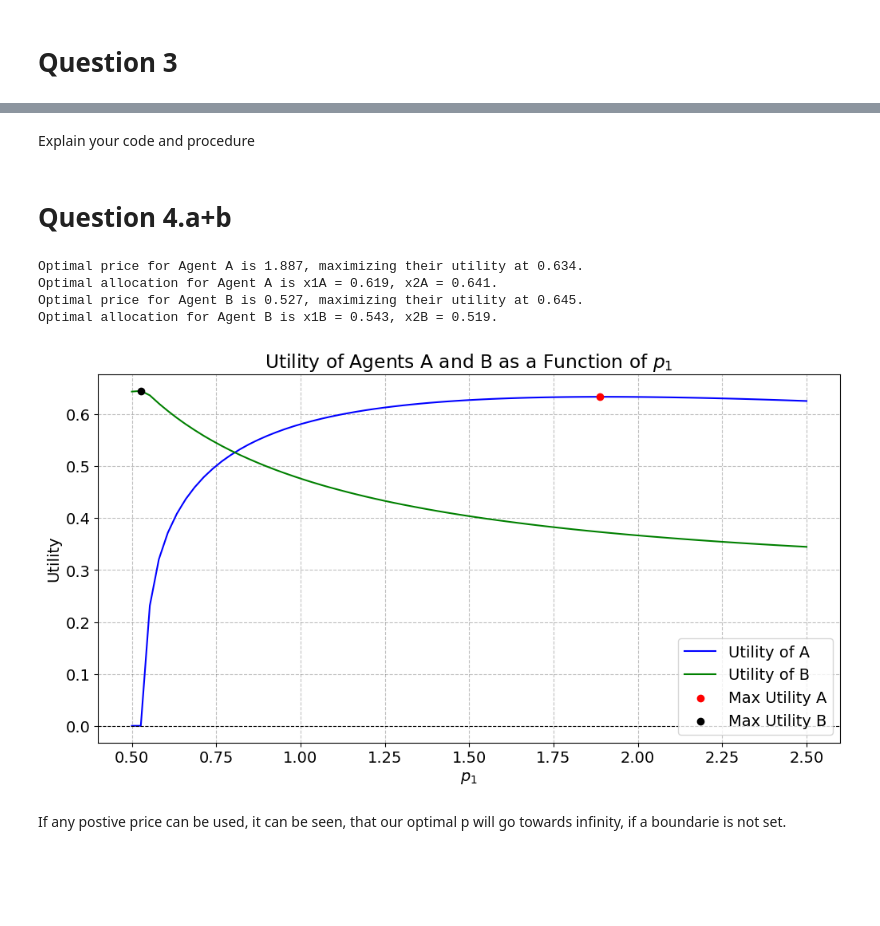
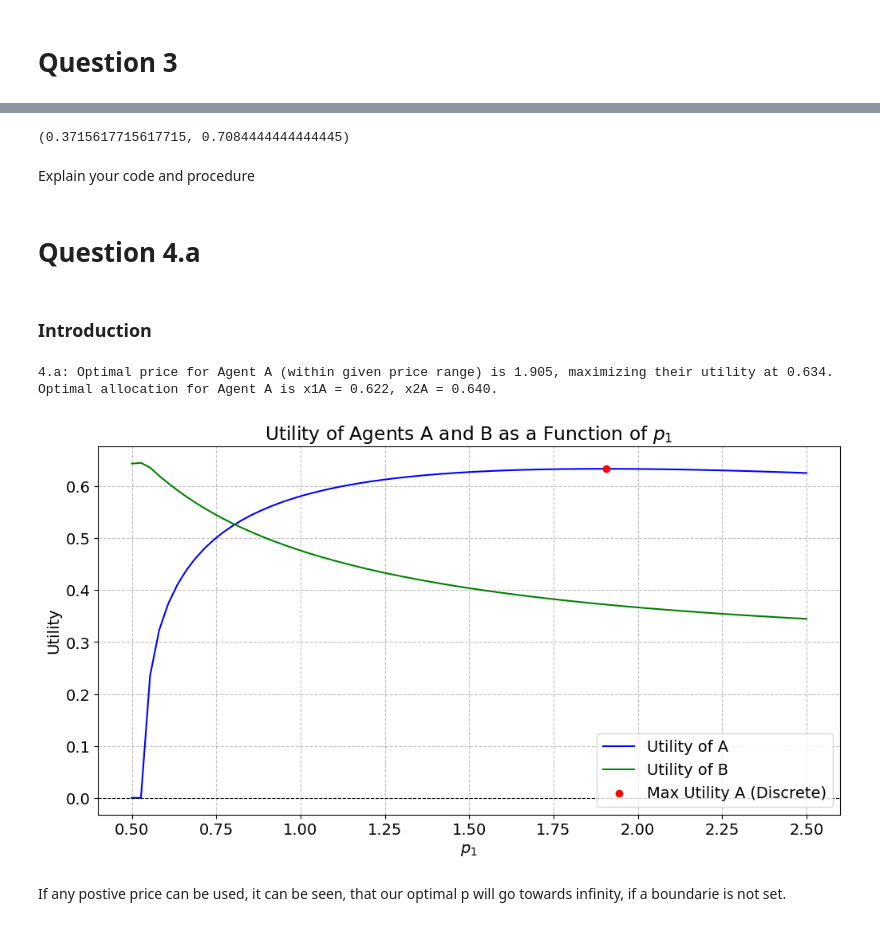
Before and after one commit to NumEconCopenhagen/projects-2024-mikkel-nikolas, a Jupyter notebook: inauguralproject/inauguralproject.ipynb, the cells around one changed output, grey strips where cells are left out. Drawn from its saved outputs; the diff is of its cells as text; code cells hidden in the pictures; blank space fills up the shorter version.

```diff
--- a/inauguralproject/inauguralproject.ipynb
+++ b/inauguralproject/inauguralproject.ipynb
@@ -127,25 +138,11 @@ p1 = 2.5000, ε1 = -0.3733, ε2 = 0.9333
 # %%
-model = InauguralprojectClass()
-
-N = 75
-p1_range = np.linspace(0.5, 2.5, N + 1)
-
-errors_1 = []
-errors_2 = []
-
-# Calculate errors for each p1 in range
-for p1 in p1_range:
-    eps1, eps2 = model.epsilons(p1)
-    errors_1.append(eps1)
-    errors_2.append(eps2)
-
-# Combine errors to find minimum absolute sum of errors
+# Minimizing value of sum of error terms
 combined_errors = np.abs(np.array(errors_1)) + np.abs(np.array(errors_2))
 min_abs_error_index = np.argmin(combined_errors)
 market_clearing_p1 = p1_range[min_abs_error_index]
 
 # Printing the market clearing price
-print(f"The market clearing price is {market_clearing_p1:.3f}")
+print(f"The market clearing price is {market_clearing_p1:.4f}")
 
 # Plotting the errors
 plt.figure(figsize=(10, 5))
@@ -170,67 +166,58 @@ print(Allocation)
+# %%
+# The allocation is defined for later use and uses market clearing price 0.9324
+Allocation = model.demand_A(market_clearing_p1)
+print(Allocation)
+# %% [output]
+(0.3715617715617715, 0.7084444444444445)
 # %% [markdown]
 Explain your code and procedure
 # %% [markdown]
-# Question 4.a+b
+# Question 4.a
+# %% [markdown]
+### Introduction
 # %%
-# Initialize the model
-model = InauguralprojectClass()
-
-# Define parameters for the price range
-N = 75
-p1_range = np.linspace(0.5, 2.5, N + 1)
+# Calculate utilities and demands for each p1, for both agents A and B
 a_utility = []
 b_utility = []
 
-# Calculate utilities and demands for each p1, for both agents A and B
 for p1 in p1_range:
     # Agent B's demands determine what is left for Agent A
     x1B, x2B = model.demand_B(p1)
     x1B = np.clip(x1B, 0, 1)
     x2B = np.clip(x2B, 0, 1)
 
     # Agent A's utility is calculated based on what B does not consume
     x1A = 1 - x1B
     x2A = 1 - x2B
     a_utility.append(model.utility_A(x1A, x2A))
     b_utility.append(model.utility_B(x1B, x2B))
 
-# Finding the optimal prices and utilities
+# Finding the optimal prices and utilities for 4.a
 max_utility_index_A = np.argmax(a_utility)
 optimal_price_A = p1_range[max_utility_index_A]
 max_utility_A = a_utility[max_utility_index_A]
 optimal_allocation_A = (1 - np.clip(model.demand_B(optimal_price_A)[0], 0, 1),
                         1 - np.clip(model.demand_B(optimal_price_A)[1], 0, 1))
 
-max_utility_index_B = np.argmax(b_utility)
-optimal_price_B = p1_range[max_utility_index_B]
-max_utility_B = b_utility[max_utility_index_B]
-optimal_allocation_B = (1 - np.clip(model.demand_A(optimal_price_B)[0], 0, 1),
-                        1 - np.clip(model.demand_A(optimal_price_B)[1], 0, 1))
-
-# Print results for both agents
-print(f"Optimal price for Agent A is {optimal_price_A:.3f}, maximizing their utility at {max_utility_A:.3f}.")
+# Print results for 4.a
+print(f"4.a: Optimal price for Agent A (within given price range) is {optimal_price_A:.3f}, maximizing their utility at {max_utility_A:.3f}.")
 print(f"Optimal allocation for Agent A is x1A = {optimal_allocation_A[0]:.3f}, x2A = {optimal_allocation_A[1]:.3f}.")
-print(f"Optimal price for Agent B is {optimal_price_B:.3f}, maximizing their utility at {max_utility_B:.3f}.")
-print(f"Optimal allocation for Agent B is x1B = {optimal_allocation_B[0]:.3f}, x2B = {optimal_allocation_B[1]:.3f}.")
 
 # Plotting the utilities as functions of price p1
 plt.figure(figsize=(12, 6))
 plt.plot(p1_range, a_utility, label='Utility of A', color='blue')
 plt.plot(p1_range, b_utility, label='Utility of B', color='green')
-plt.scatter([optimal_price_A], [max_utility_A], color='red', zorder=5, label='Max Utility A')  # Highlight the optimal price for A
-plt.scatter([optimal_price_B], [max_utility_B], color='black', zorder=5, label='Max Utility B')  # Highlight the optimal price for B
+plt.scatter([optimal_price_A], [max_utility_A], color='red', zorder=5, label='Max Utility A (Discrete)')
 plt.title('Utility of Agents A and B as a Function of $p_1$')
 plt.xlabel('$p_1$')
 plt.ylabel('Utility')
 plt.axhline(0, color='black', linestyle='--', linewidth=0.8)
 plt.legend()
 plt.grid(True)
 plt.show()
 # %% [output]
-Optimal price for Agent A is 1.887, maximizing their utility at 0.634.
-Optimal allocation for Agent A is x1A = 0.619, x2A = 0.641.
-Optimal price for Agent B is 0.527, maximizing their utility at 0.645.
-Optimal allocation for Agent B is x1B = 0.543, x2B = 0.519.
+4.a: Optimal price for Agent A (within given price range) is 1.905, maximizing their utility at 0.634.
+Optimal allocation for Agent A is x1A = 0.622, x2A = 0.640.
-[figure, old version]
+[figure, new version]
 # %% [markdown]
 If any postive price can be used, it can be seen, that our optimal p will go towards infinity, if a boundarie is not set.
```
Also changed, not shown: parts of 13 cells of this notebook.
